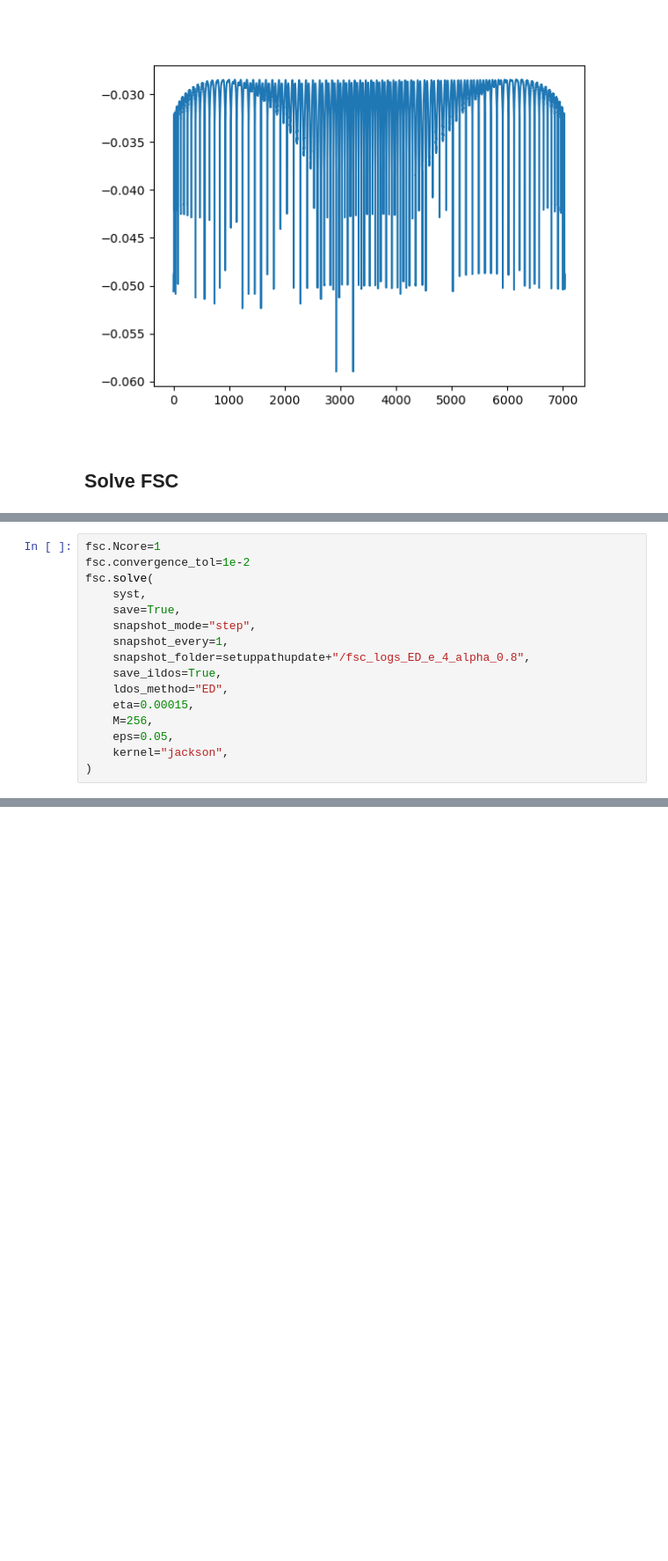
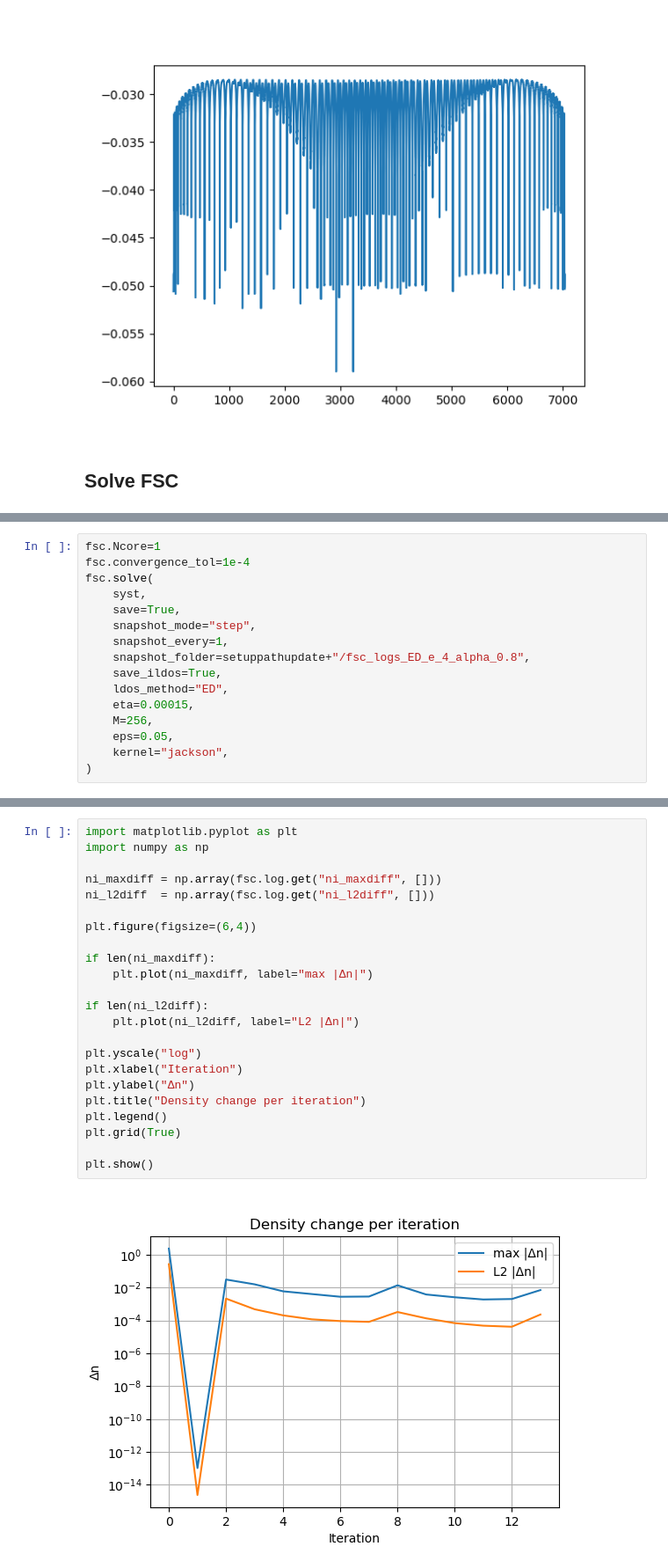
Before and after one commit to yzhaoo/EQuantum, a Jupyter notebook: dotgate_center_g.ipynb, the cells around one changed output, grey strips where cells are left out. Shown at 88% size. Cells and saved outputs as stored; diff of their text form; blank space fills up the shorter version.

```diff
--- a/dotgate_center_g.ipynb
+++ b/dotgate_center_g.ipynb
@@ -437,6 +446,6 @@ plt.show()
 # %%
 fsc.Ncore=1
-fsc.convergence_tol=1e-2
+fsc.convergence_tol=1e-4
 fsc.solve(
     syst,
     save=True,
@@ -470,0 +481,25 @@ FSC converged: dU_max and ni_l2diff remain below tolerance after final Poisson v
+# %%
+import matplotlib.pyplot as plt
+import numpy as np
+
+ni_maxdiff = np.array(fsc.log.get("ni_maxdiff", []))
+ni_l2diff  = np.array(fsc.log.get("ni_l2diff", []))
+
+plt.figure(figsize=(6,4))
+
+if len(ni_maxdiff):
+    plt.plot(ni_maxdiff, label="max |Δn|")
+
+if len(ni_l2diff):
+    plt.plot(ni_l2diff, label="L2 |Δn|")
+
+plt.yscale("log")
+plt.xlabel("Iteration")
+plt.ylabel("Δn")
+plt.title("Density change per iteration")
+plt.legend()
+plt.grid(True)
+
+plt.show()
+# %% [output]
+[figure, added]
```
Also changed, not shown: parts of 6 cells of this notebook, 2 other files.
